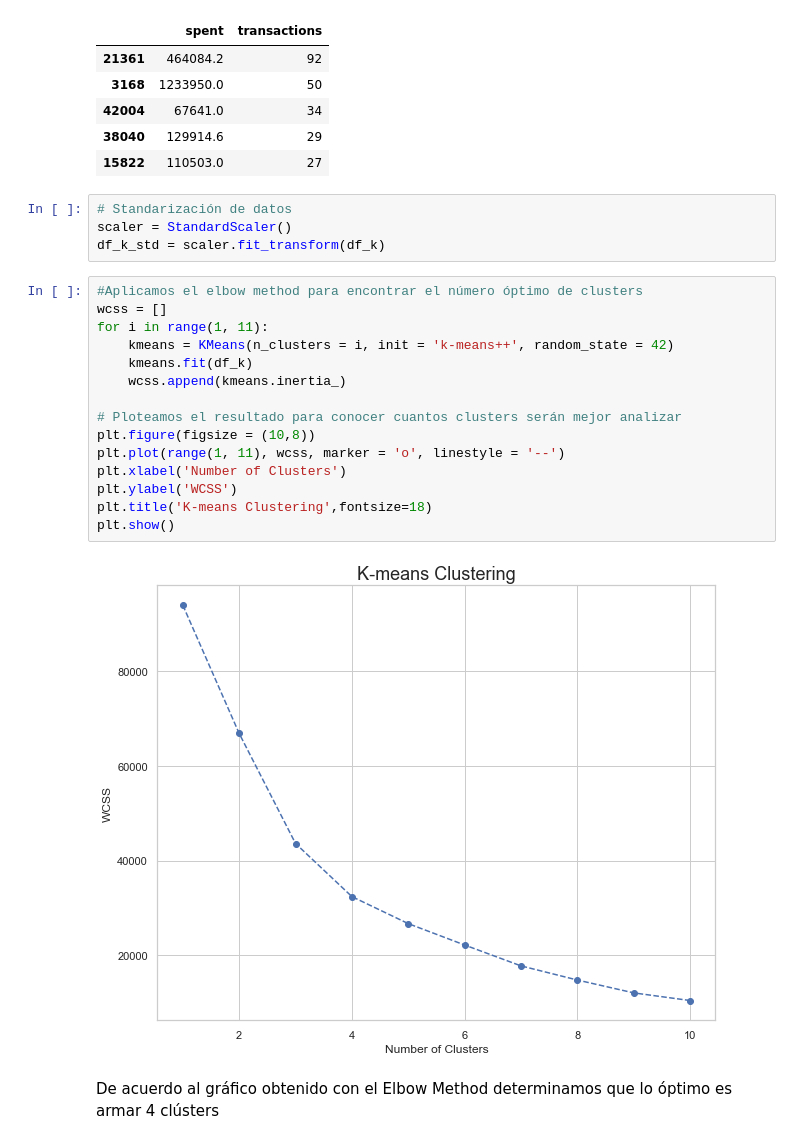
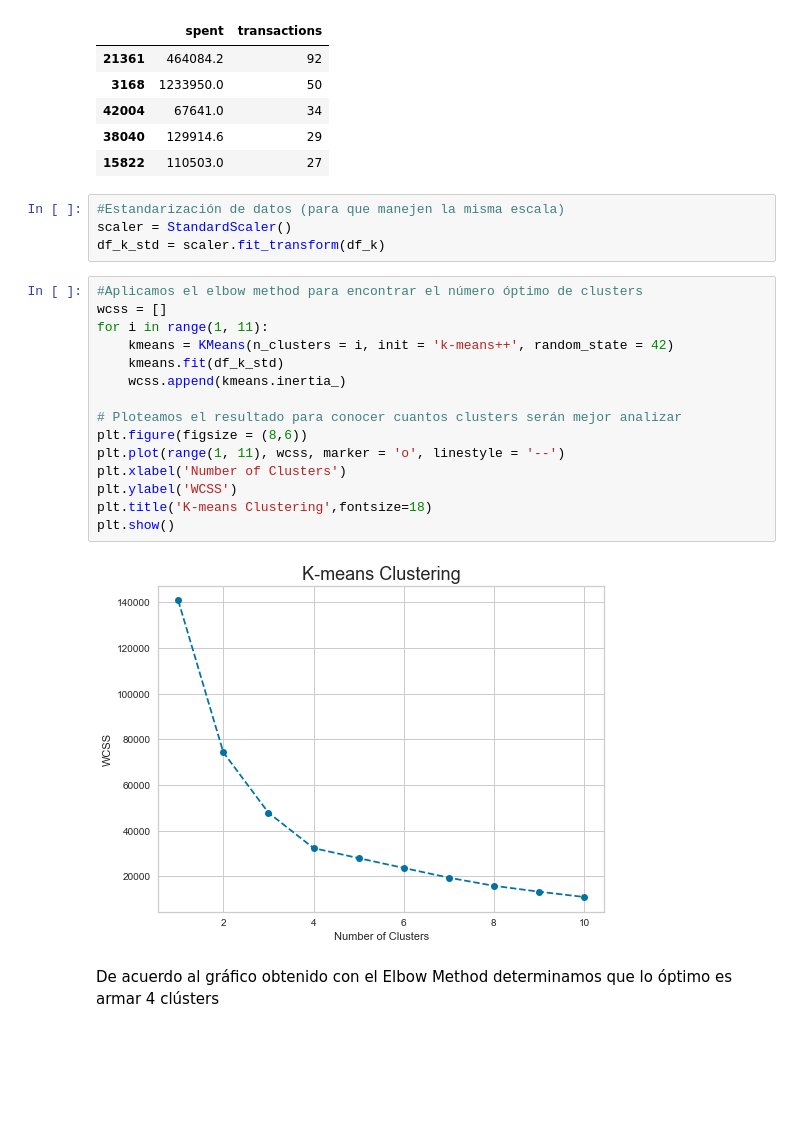
Before and after one commit to eliasguillermo/ds-ecommerce, a Jupyter notebook: Notebook/ecommerce.ipynb, the cells around one changed output. Saved outputs shown, nothing was run; the diff lists cells and outputs as text; blank space fills up the shorter version.

```diff
--- a/Notebook/ecommerce.ipynb
+++ b/Notebook/ecommerce.ipynb
@@ -699,26 +689,26 @@ df_k.sort_values(by='transactions', ascending=False).head()
 | 38040 | 129914.6 | 29 |
 | 15822 | 110503.0 | 27 |
 # %%
-# Standarización de datos
+#Estandarización de datos (para que manejen la misma escala)
 scaler = StandardScaler()
 df_k_std = scaler.fit_transform(df_k)
 # %%
 #Aplicamos el elbow method para encontrar el número óptimo de clusters
 wcss = []
 for i in range(1, 11):
     kmeans = KMeans(n_clusters = i, init = 'k-means++', random_state = 42)
-    kmeans.fit(df_k)
+    kmeans.fit(df_k_std)
     wcss.append(kmeans.inertia_)
 
 # Ploteamos el resultado para conocer cuantos clusters serán mejor analizar
-plt.figure(figsize = (10,8))
+plt.figure(figsize = (8,6))
 plt.plot(range(1, 11), wcss, marker = 'o', linestyle = '--')
 plt.xlabel('Number of Clusters')
 plt.ylabel('WCSS')
 plt.title('K-means Clustering',fontsize=18)
 plt.show()
 # %% [output]
-[figure, old version]
+[figure, new version]
 # %% [markdown]
 De acuerdo al gráfico obtenido con el Elbow Method determinamos que lo óptimo es armar 4 clústers
 # %%
```
Also changed, not shown: parts of 48 cells of this notebook.
